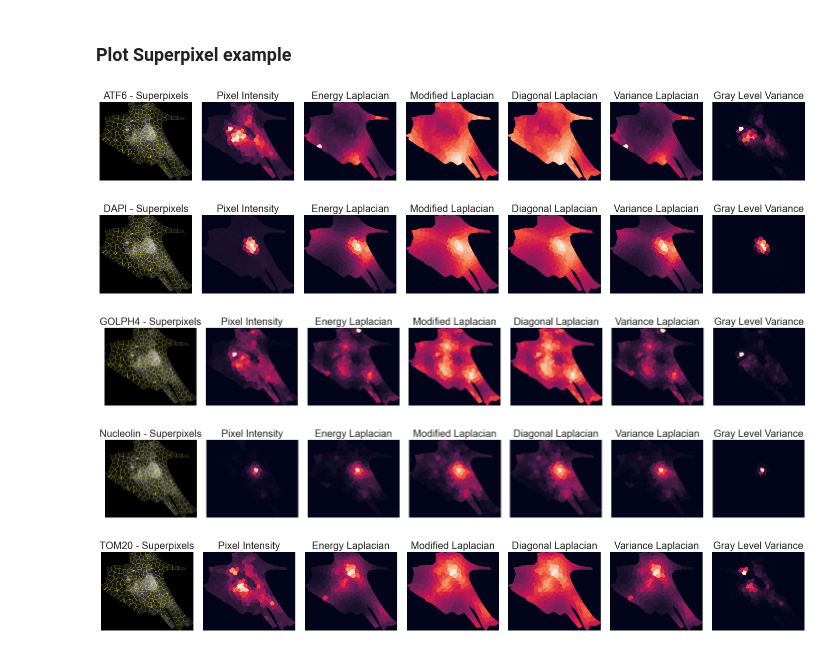
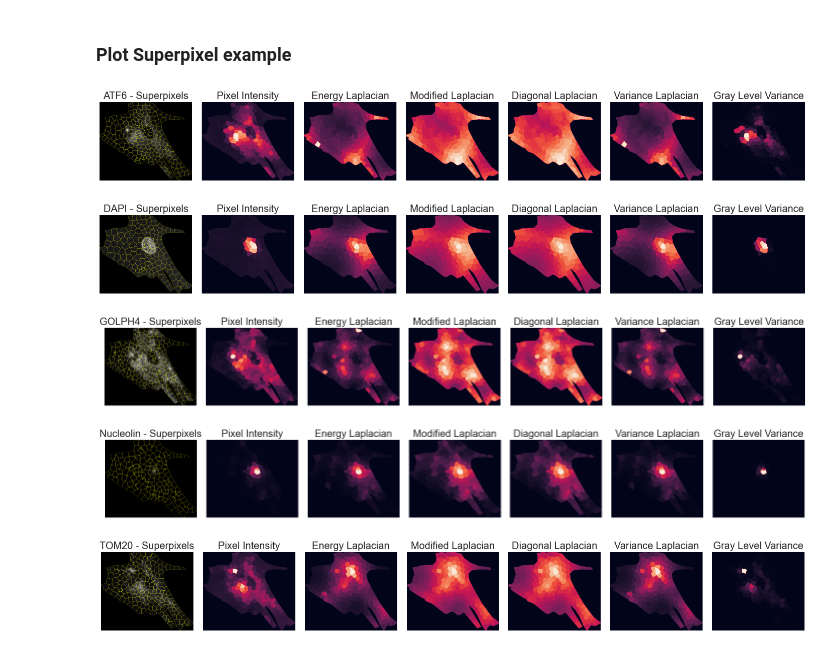
Before and after one commit to coskunlab/Spatial-organelle-networks, a Jupyter notebook: notebook/09_texture_analysis.ipynb, the cells around one changed output. Cells and saved outputs as stored; diff of their text form; code cells hidden in the pictures.

Commit message:
Update texture analysis code

```diff
--- a/notebook/09_texture_analysis.ipynb
+++ b/notebook/09_texture_analysis.ipynb
@@ -420,14 +418,14 @@ cell_idx = 1
 n_segments = 250
 
 chan_name = channel_names_modif[idx_chan]
-image_sp_plot = zoomed_texture_list_BM[cell_idx][0][0]+zoomed_texture_list_BM[cell_idx][1][0]+zoomed_texture_list_BM[cell_idx][2][0]+zoomed_texture_list_BM[cell_idx][3][0]+zoomed_texture_list_BM[cell_idx][4][0]
+image_sp_plot = zoomed_texture_list_BM[cell_idx][idx_chan][0]
 mask_sp = zoomed_texture_list_BM[cell_idx][idx_chan][1].copy()
 segments = slic_super_pixel(image_sp_plot, mask_sp, n_segments=n_segments)
 
 texture_array = zoomed_texture_list_BM[cell_idx][idx_chan].copy()
 _, texture_image = superpixel_to_texture(texture_array, segments)
 
-image_list = [mark_boundaries((image_sp_plot).astype(np.uint8), segments)] + [texture_image[i] for i in range(texture_image.shape[0])]
+image_list = [mark_boundaries((image_sp_plot).astype(np.uint8)*3, segments)] + [texture_image[i] for i in range(texture_image.shape[0])]
 image_name_list = [f"{chan_name} - Superpixels"] + texture_operators_names
 
 fig, axes = plt.subplots(1, 7, figsize=(20, 5))
@@ -441,7 +439,7 @@ plt.tight_layout()
 plt.savefig(f"{save_path}/super_pixel_atf6.png", bbox_inches="tight")
 plt.show()
 # %% [output]
-[figure, old version]
+[figure, new version]
 # %%
 sns.set_style("dark")
 plt.style.use('seaborn-paper')
@@ -451,14 +449,14 @@ cell_idx = 1
 n_segments = 250
 
 chan_name = channel_names_modif[idx_chan]
-image_sp_plot = zoomed_texture_list_BM[cell_idx][0][0]+zoomed_texture_list_BM[cell_idx][1][0]+zoomed_texture_list_BM[cell_idx][2][0]+zoomed_texture_list_BM[cell_idx][3][0]+zoomed_texture_list_BM[cell_idx][4][0]
+image_sp_plot = zoomed_texture_list_BM[cell_idx][idx_chan][0]
 mask_sp = zoomed_texture_list_BM[cell_idx][idx_chan][1].copy()
 segments = slic_super_pixel(image_sp_plot, mask_sp, n_segments=n_segments)
 
 texture_array = zoomed_texture_list_BM[cell_idx][idx_chan].copy()
 _, texture_image = superpixel_to_texture(texture_array, segments)
 
-image_list = [mark_boundaries((image_sp_plot).astype(np.uint8), segments)] + [texture_image[i] for i in range(texture_image.shape[0])]
+image_list = [mark_boundaries((image_sp_plot).astype(np.uint8)*3, segments)] + [texture_image[i] for i in range(texture_image.shape[0])]
 image_name_list = [f"{chan_name} - Superpixels"] + texture_operators_names
 
 fig, axes = plt.subplots(1, 7, figsize=(20, 5))
@@ -472,7 +470,7 @@ plt.tight_layout()
 plt.savefig(f"{save_path}/super_pixel_dapi.png", bbox_inches="tight")
 plt.show()
 # %% [output]
-[figure, old version]
+[figure, new version]
 # %%
 sns.set_style("dark")
 plt.style.use('seaborn-paper')
@@ -482,14 +480,14 @@ cell_idx = 1
 n_segments = 250
 
 chan_name = channel_names_modif[idx_chan]
-image_sp_plot = zoomed_texture_list_BM[cell_idx][0][0]+zoomed_texture_list_BM[cell_idx][1][0]+zoomed_texture_list_BM[cell_idx][2][0]+zoomed_texture_list_BM[cell_idx][3][0]+zoomed_texture_list_BM[cell_idx][4][0]
+image_sp_plot = zoomed_texture_list_BM[cell_idx][idx_chan][0]
 mask_sp = zoomed_texture_list_BM[cell_idx][idx_chan][1].copy()
 segments = slic_super_pixel(image_sp_plot, mask_sp, n_segments=n_segments)
 
 texture_array = zoomed_texture_list_BM[cell_idx][idx_chan].copy()
 _, texture_image = superpixel_to_texture(texture_array, segments)
 
-image_list = [mark_boundaries((image_sp_plot).astype(np.uint8), segments)] + [texture_image[i] for i in range(texture_image.shape[0])]
+image_list = [mark_boundaries((image_sp_plot).astype(np.uint8)*3, segments)] + [texture_image[i] for i in range(texture_image.shape[0])]
 image_name_list = [f"{chan_name} - Superpixels"] + texture_operators_names
 
 fig, axes = plt.subplots(1, 7, figsize=(20, 5))
@@ -503,38 +501,38 @@ plt.tight_layout()
 plt.savefig(f"{save_path}/super_pixel_golph4.png", bbox_inches="tight")
 plt.show()
 # %% [output]
-[figure, old version]
+[figure, new version]
 # %%
 sns.set_style("dark")
 plt.style.use('seaborn-paper')
 
 idx_chan = 3
 cell_idx = 1
 n_segments = 250
 
 chan_name = channel_names_modif[idx_chan]
-image_sp_plot = zoomed_texture_list_BM[cell_idx][0][0]+zoomed_texture_list_BM[cell_idx][1][0]+zoomed_texture_list_BM[cell_idx][2][0]+zoomed_texture_list_BM[cell_idx][3][0]+zoomed_texture_list_BM[cell_idx][4][0]
+image_sp_plot = zoomed_texture_list_BM[cell_idx][idx_chan][0]
 mask_sp = zoomed_texture_list_BM[cell_idx][idx_chan][1].copy()
 segments = slic_super_pixel(image_sp_plot, mask_sp, n_segments=n_segments)
 
 texture_array = zoomed_texture_list_BM[cell_idx][idx_chan].copy()
 _, texture_image = superpixel_to_texture(texture_array, segments)
 
-image_list = [mark_boundaries((image_sp_plot).astype(np.uint8), segments)] + [texture_image[i] for i in range(texture_image.shape[0])]
+image_list = [mark_boundaries((image_sp_plot).astype(np.uint8)*5, segments)] + [texture_image[i] for i in range(texture_image.shape[0])]
 image_name_list = [f"{chan_name} - Superpixels"] + texture_operators_names
 
 fig, axes = plt.subplots(1, 7, figsize=(20, 5))
 
 for i, ax in zip(range(len(image_list)), axes.flatten()):
     ax.imshow(image_list[i])
     ax.set_title(image_name_list[i], fontdict={'fontsize': 20, 'fontweight' : 'medium'})
     ax.set_axis_off()
 
 plt.tight_layout()
 plt.savefig(f"{save_path}/super_pixel_nucleolin.png", bbox_inches="tight")
 plt.show()
 # %% [output]
-[figure, old version]
+[figure, new version]
 # %%
 sns.set_style("dark")
 plt.style.use('seaborn-paper')
@@ -544,14 +542,14 @@ cell_idx = 1
 n_segments = 250
 
 chan_name = channel_names_modif[idx_chan]
-image_sp_plot = zoomed_texture_list_BM[cell_idx][0][0]+zoomed_texture_list_BM[cell_idx][1][0]+zoomed_texture_list_BM[cell_idx][2][0]+zoomed_texture_list_BM[cell_idx][3][0]+zoomed_texture_list_BM[cell_idx][4][0]
+image_sp_plot = zoomed_texture_list_BM[cell_idx][idx_chan][0]
 mask_sp = zoomed_texture_list_BM[cell_idx][idx_chan][1].copy()
 segments = slic_super_pixel(image_sp_plot, mask_sp, n_segments=n_segments)
 
 texture_array = zoomed_texture_list_BM[cell_idx][idx_chan].copy()
 _, texture_image = superpixel_to_texture(texture_array, segments)
 
-image_list = [mark_boundaries((image_sp_plot).astype(np.uint8), segments)] + [texture_image[i] for i in range(texture_image.shape[0])]
+image_list = [mark_boundaries((image_sp_plot).astype(np.uint8)*3, segments)] + [texture_image[i] for i in range(texture_image.shape[0])]
 image_name_list = [f"{chan_name} - Superpixels"] + texture_operators_names
 
 fig, axes = plt.subplots(1, 7, figsize=(20, 5))
@@ -565,4 +563,4 @@ plt.tight_layout()
 plt.savefig(f"{save_path}/super_pixel_tom20.png", bbox_inches="tight")
 plt.show()
 # %% [output]
-[figure, old version]
+[figure, new version]
```
Also changed, not shown: parts of 1 cell of this notebook.
